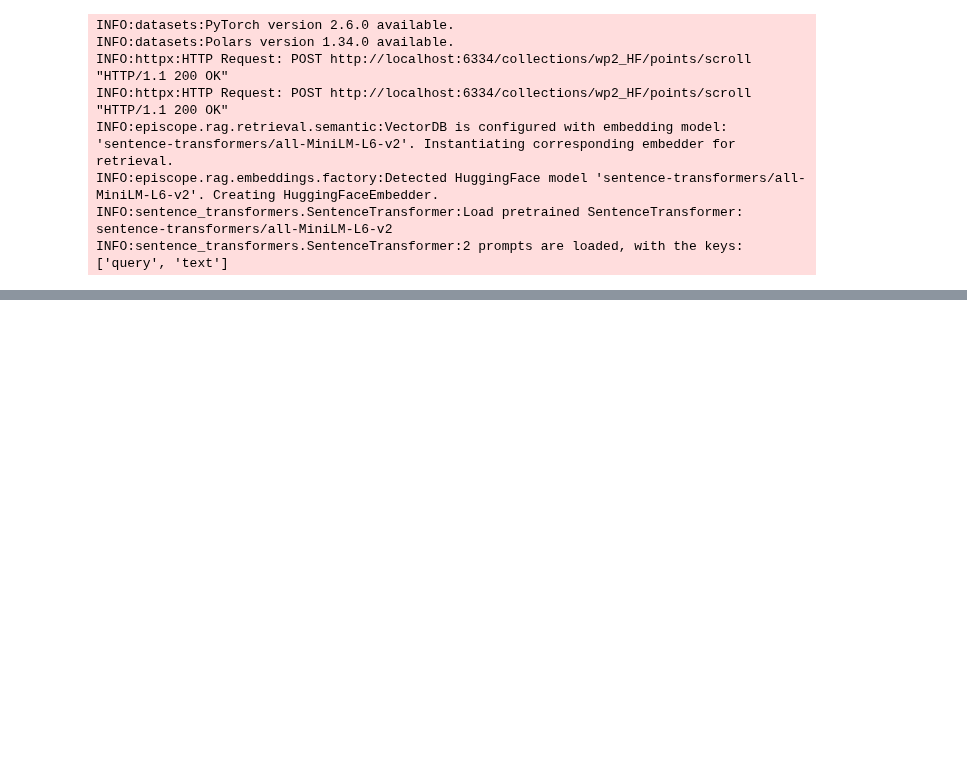
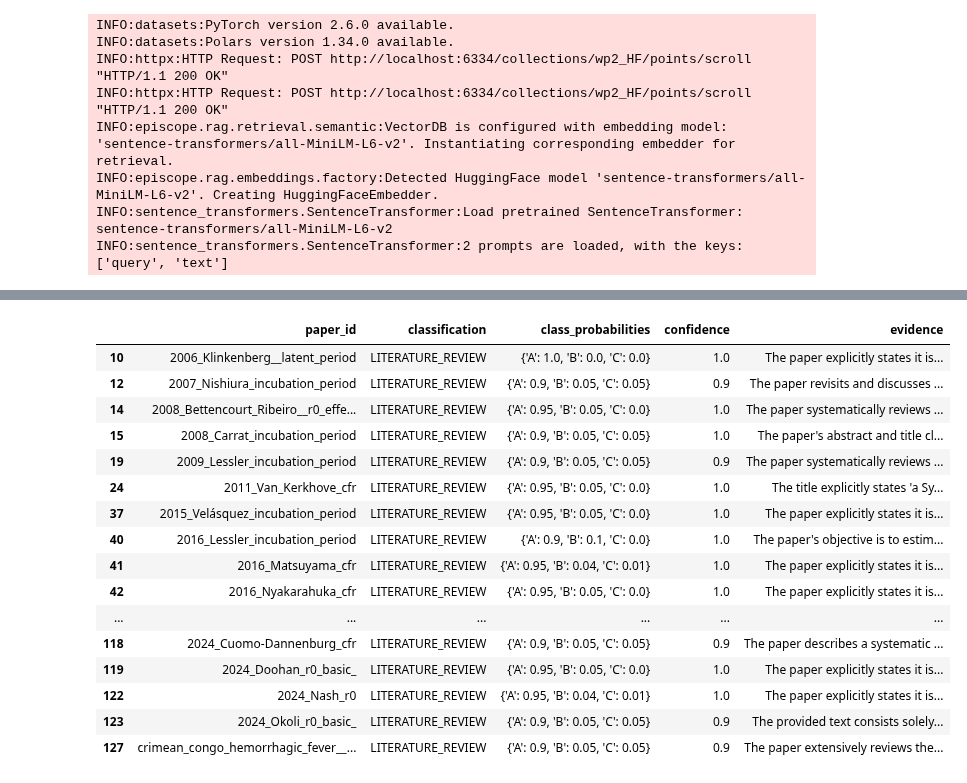
Before and after one commit to VinsRR/EpiScope, a Jupyter notebook: classification_table.ipynb, the cells around one changed output, grey strips where cells are left out. Saved outputs shown, nothing was run; the diff lists cells and outputs as text; code cells hidden in the pictures; blank space fills up the shorter version.

```diff
--- a/classification_table.ipynb
+++ b/classification_table.ipynb
@@ -72,3 +99,23 @@ df_results
+# %%
+df_results[df_results.classification == "LITERATURE_REVIEW"]
+# %% [output]
+|  | paper_id | classification | class_probabilities | confidence | evidence |
+| 10 | 2006_Klinkenberg__latent_period | LITERATURE_REVIEW | {'A': 1.0, 'B': 0.0, 'C': 0.0} | 1.0 | The paper explicitly states it is... |
+| 12 | 2007_Nishiura_incubation_period | LITERATURE_REVIEW | {'A': 0.9, 'B': 0.05, 'C': 0.05} | 0.9 | The paper revisits and discusses ... |
+| 14 | 2008_Bettencourt_Ribeiro__r0_effe... | LITERATURE_REVIEW | {'A': 0.95, 'B': 0.05, 'C': 0.0} | 1.0 | The paper systematically reviews ... |
+| 15 | 2008_Carrat_incubation_period | LITERATURE_REVIEW | {'A': 0.9, 'B': 0.05, 'C': 0.05} | 1.0 | The paper's abstract and title cl... |
+| 19 | 2009_Lessler_incubation_period | LITERATURE_REVIEW | {'A': 0.9, 'B': 0.05, 'C': 0.05} | 0.9 | The paper systematically reviews ... |
+| 24 | 2011_Van_Kerkhove_cfr | LITERATURE_REVIEW | {'A': 0.95, 'B': 0.05, 'C': 0.0} | 1.0 | The title explicitly states 'a Sy... |
+| 37 | 2015_Velásquez_incubation_period | LITERATURE_REVIEW | {'A': 0.95, 'B': 0.05, 'C': 0.0} | 1.0 | The paper explicitly states it is... |
+| 40 | 2016_Lessler_incubation_period | LITERATURE_REVIEW | {'A': 0.9, 'B': 0.1, 'C': 0.0} | 1.0 | The paper's objective is to estim... |
+| 41 | 2016_Matsuyama_cfr | LITERATURE_REVIEW | {'A': 0.95, 'B': 0.04, 'C': 0.01} | 1.0 | The paper explicitly states it is... |
+| 42 | 2016_Nyakarahuka_cfr | LITERATURE_REVIEW | {'A': 0.95, 'B': 0.05, 'C': 0.0} | 1.0 | The paper explicitly states it is... |
+| ... | ... | ... | ... | ... | ... |
+| 118 | 2024_Cuomo-Dannenburg_cfr | LITERATURE_REVIEW | {'A': 0.9, 'B': 0.05, 'C': 0.05} | 0.9 | The paper describes a systematic ... |
+| 119 | 2024_Doohan_r0_basic_ | LITERATURE_REVIEW | {'A': 0.95, 'B': 0.05, 'C': 0.0} | 1.0 | The paper explicitly states it is... |
+| 122 | 2024_Nash_r0 | LITERATURE_REVIEW | {'A': 0.95, 'B': 0.04, 'C': 0.01} | 1.0 | The paper explicitly states it is... |
+| 123 | 2024_Okoli_r0_basic_ | LITERATURE_REVIEW | {'A': 0.9, 'B': 0.05, 'C': 0.05} | 0.9 | The provided text consists solely... |
+| 127 | crimean_congo_hemorrhagic_fever__... | LITERATURE_REVIEW | {'A': 0.9, 'B': 0.05, 'C': 0.05} | 0.9 | The paper extensively reviews the... |
 # %%
 GT_PAPER_TYPES = {
     "2020_He_infectious_period": "data",
```
Also changed, not shown: parts of 8 cells of this notebook, 33 other files.
